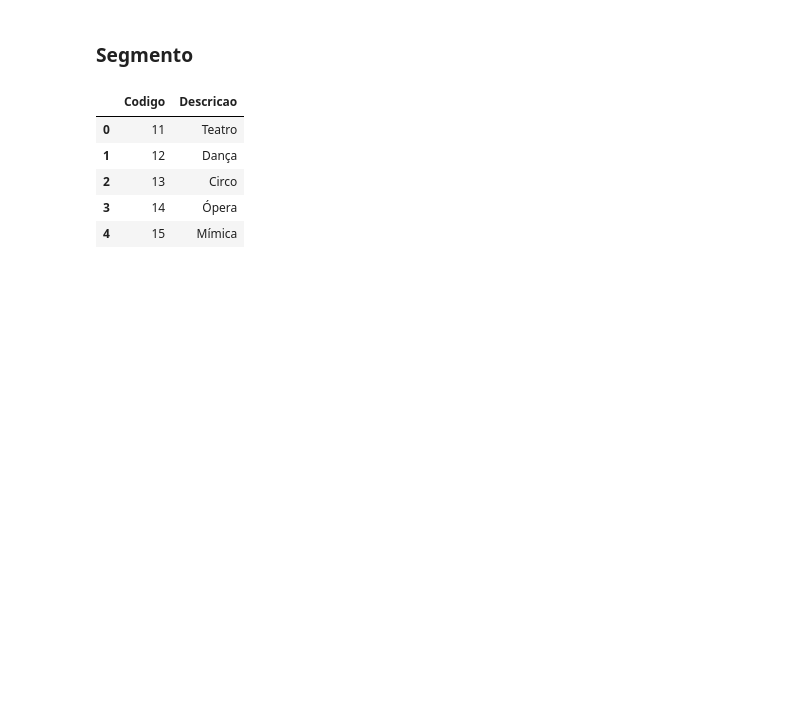
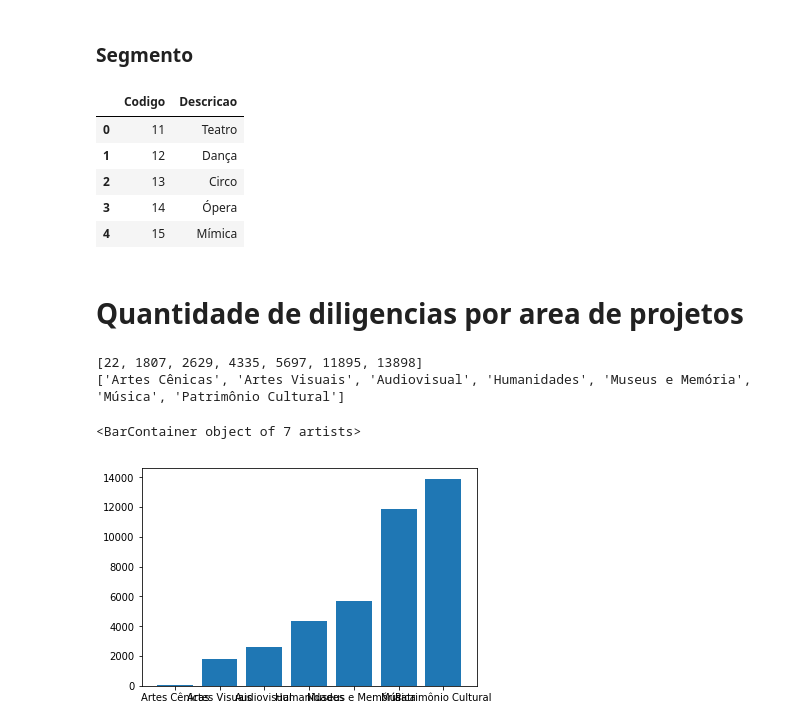
Before and after one commit to lappis-unb/salic-ml, a Jupyter notebook: notebooks/diligencies-metrics.ipynb, the cells around one changed output. Drawn from its saved outputs; the diff is of its cells as text; code cells hidden in the pictures; blank space fills up the shorter version.

Commit message:
Bar of diligencies per project area
Co-authored-by: Marlon Mendes <marlonciriatico@gmail.com>
Co-authored-by: Luciano Prestes Cavalcanti <lucianopcbr@gmail.com>

```diff
--- a/notebooks/diligencies-metrics.ipynb
+++ b/notebooks/diligencies-metrics.ipynb
@@ -270,3 +270,27 @@ dt_segmento.head()
 | 2 | 13 | Circo |
 | 3 | 14 | Ópera |
 | 4 | 15 | Mímica |
+# %% [markdown]
+# Quantidade de diligencias por area de projetos
+# %%
+areas, diligencies_per_area = np.unique(dt_diligencias.Area.values, return_counts=True)
+dt_area = dt_area.set_index('Codigo')
+areas_names = [dt_area.loc[i, 'Descricao'] for i in areas]
+
+diligencies_per_area = sorted(diligencies_per_area)
+areas_names = sorted(areas_names)
+
+print(diligencies_per_area)
+print(areas_names)
+
+
+#for codigo in dt_area['Codigo'].values:
+#    diligencies_mean = np.mean(dt_diligencias['Codigo'] == 5)
+# %% [output]
+[22, 1807, 2629, 4335, 5697, 11895, 13898]
+['Artes Cênicas', 'Artes Visuais', 'Audiovisual', 'Humanidades', 'Museus e Memória', 'Música', 'Patrimônio Cultural']
+# %%
+plt.bar(areas_names, diligencies_per_area)
+# %% [output]
+<BarContainer object of 7 artists>
+[figure, added]
```
